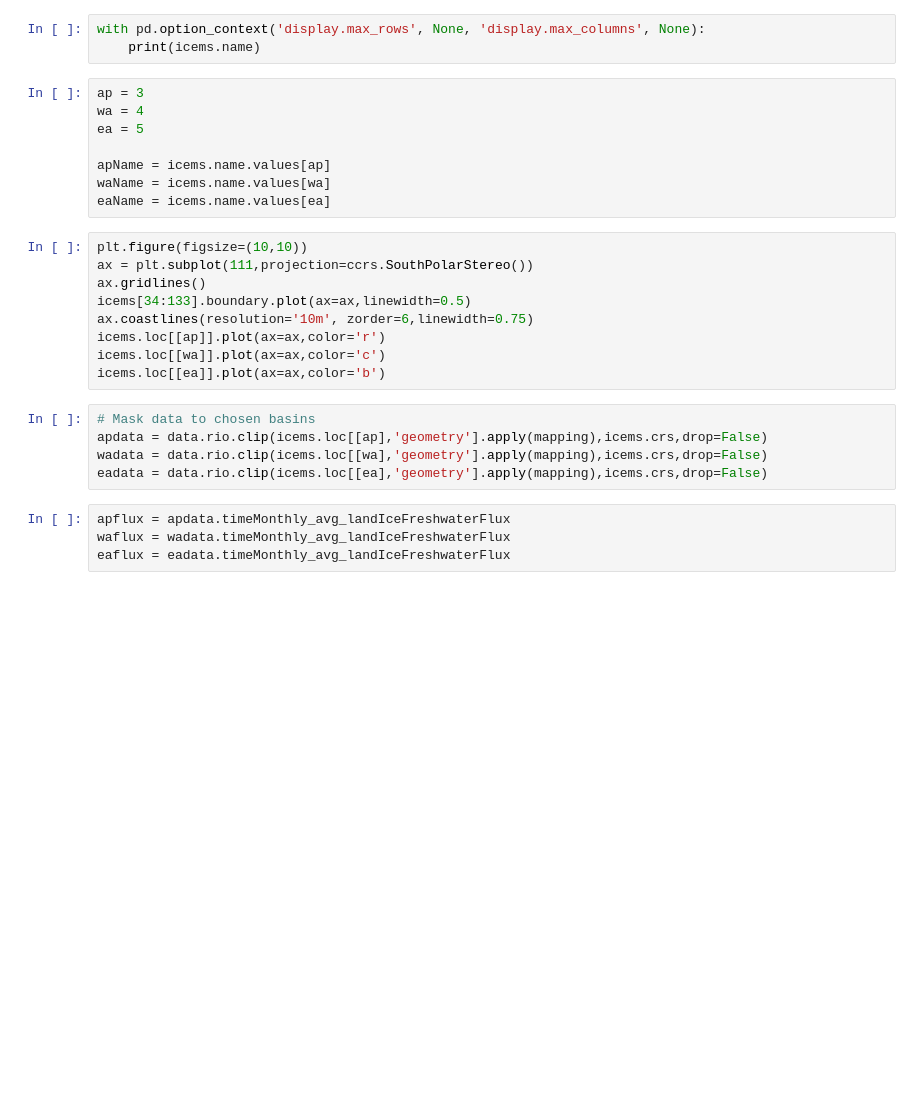
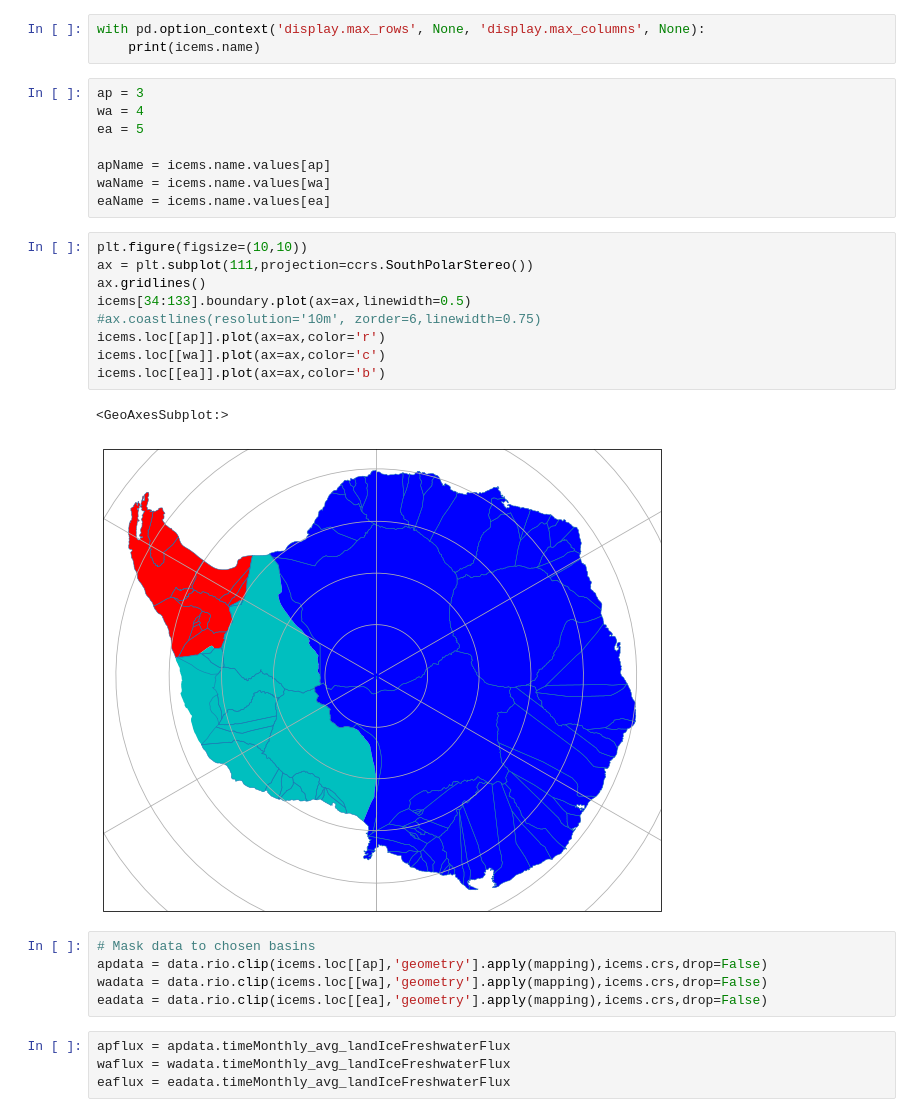
Before and after one commit to mshiv/aislens_emulation, a Jupyter notebook: notebooks/01-sm-initial-data-workflow.ipynb, the cells around one changed output. Saved outputs shown, nothing was run; the diff lists cells and outputs as text; blank space fills up the shorter version.

```diff
--- a/notebooks/01-sm-initial-data-workflow.ipynb
+++ b/notebooks/01-sm-initial-data-workflow.ipynb
@@ -100,12 +100,15 @@ eaName = icems.name.values[ea]
 # %%
 plt.figure(figsize=(10,10))
 ax = plt.subplot(111,projection=ccrs.SouthPolarStereo())
 ax.gridlines()
 icems[34:133].boundary.plot(ax=ax,linewidth=0.5)
-ax.coastlines(resolution='10m', zorder=6,linewidth=0.75)
+#ax.coastlines(resolution='10m', zorder=6,linewidth=0.75)
 icems.loc[[ap]].plot(ax=ax,color='r')
 icems.loc[[wa]].plot(ax=ax,color='c')
 icems.loc[[ea]].plot(ax=ax,color='b')
+# %% [output]
+<GeoAxesSubplot:>
+[figure, added]
 # %%
 # Mask data to chosen basins
 apdata = data.rio.clip(icems.loc[[ap],'geometry'].apply(mapping),icems.crs,drop=False)
```
Also changed, not shown: 42 other files.
